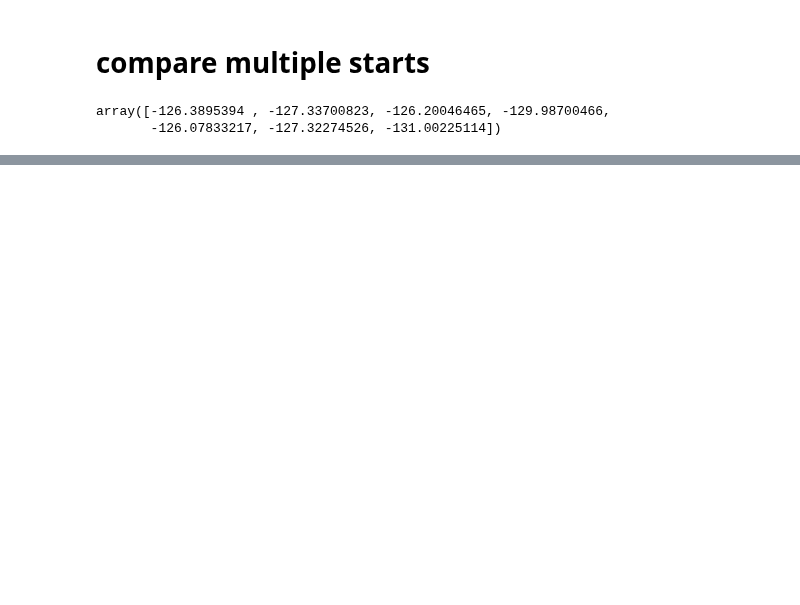
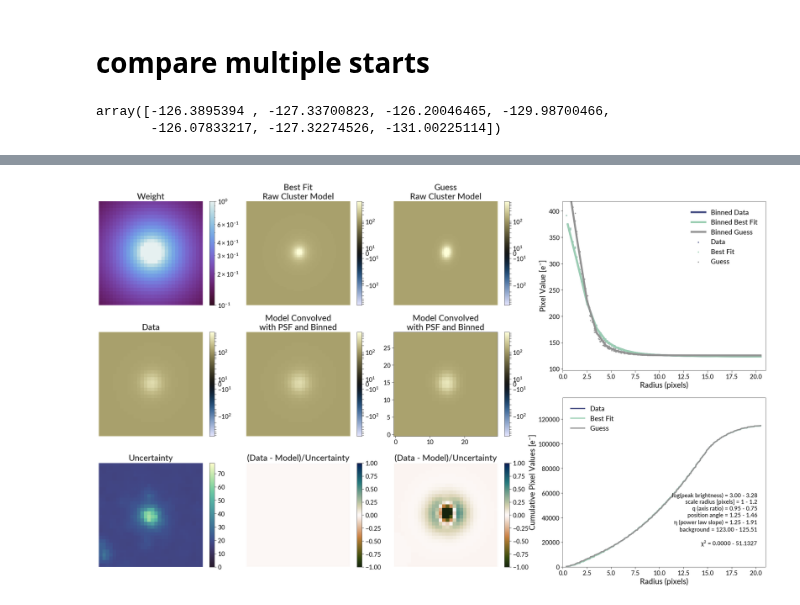
Before and after one commit to gillenbrown/LEGUS-sizes, a Jupyter notebook: testing/manual_fit.ipynb, the cells around one changed output, grey strips where cells are left out. Drawn from its saved outputs; the diff is of its cells as text; code cells hidden in the pictures; blank space fills up the shorter version.

```diff
--- a/testing/manual_fit.ipynb
+++ b/testing/manual_fit.ipynb
@@ -451,0 +490,18 @@ for idx in range(7):
+# %%
+fake_params = [3,
+        30,
+        30,
+        1,  # a
+        0.95,  # q
+        1.25,  # theta
+        1.25,  # eta
+        123]
+
+fake_fit_params = [3.284044180175052, 29.998180858673287, 30.00159080347391, 1.1889107184019592, 0.7549555140758357, 1.4637769366870756, 1.9059757449936767, 125.51276056810471]
+# %%
+fake_data = fit_utils.create_model_image(
+        *fake_params,
+        psf,
+        snapshot_size_oversampled,
+        oversampling_factor,
+    )[-1]
@@ -451,0 +542,5 @@ for idx in range(7):
+# %%
+plot_model_set(fake_data, error_snapshot, mask_snapshot,
+              fake_params, fake_fit_params, "annulus")
+# %% [output]
+[figure, added]
```
Also changed, not shown: parts of 11 cells of this notebook, 4 other files.
